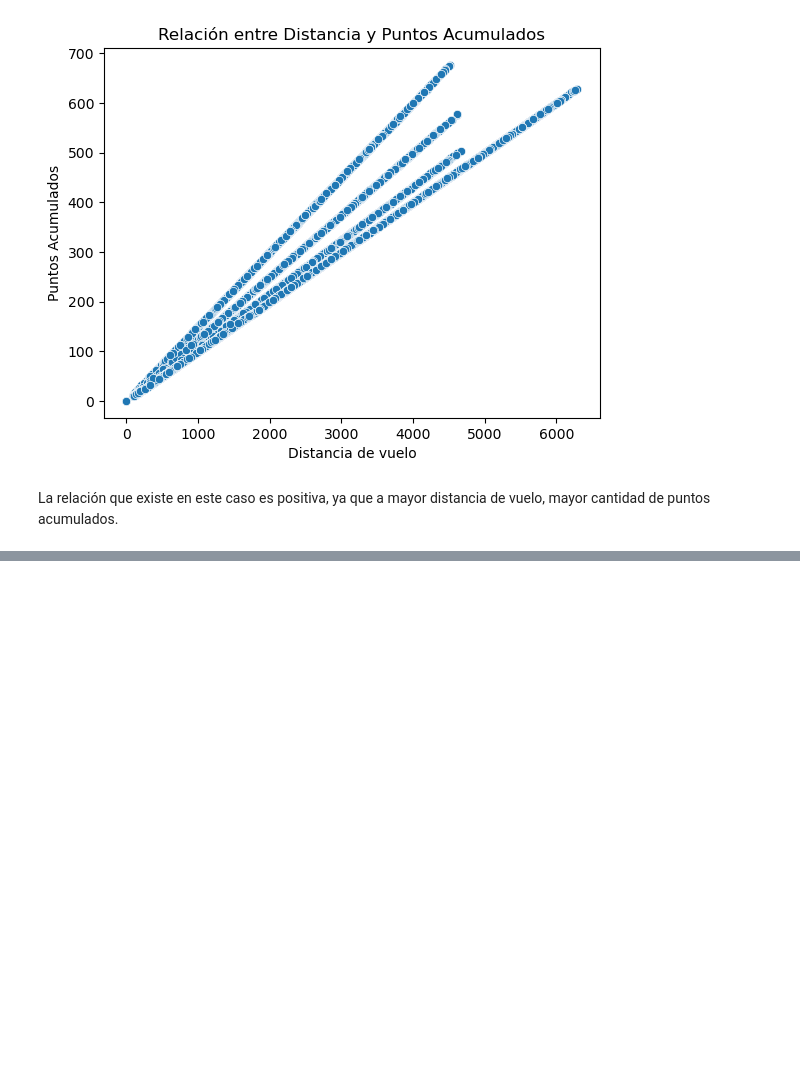
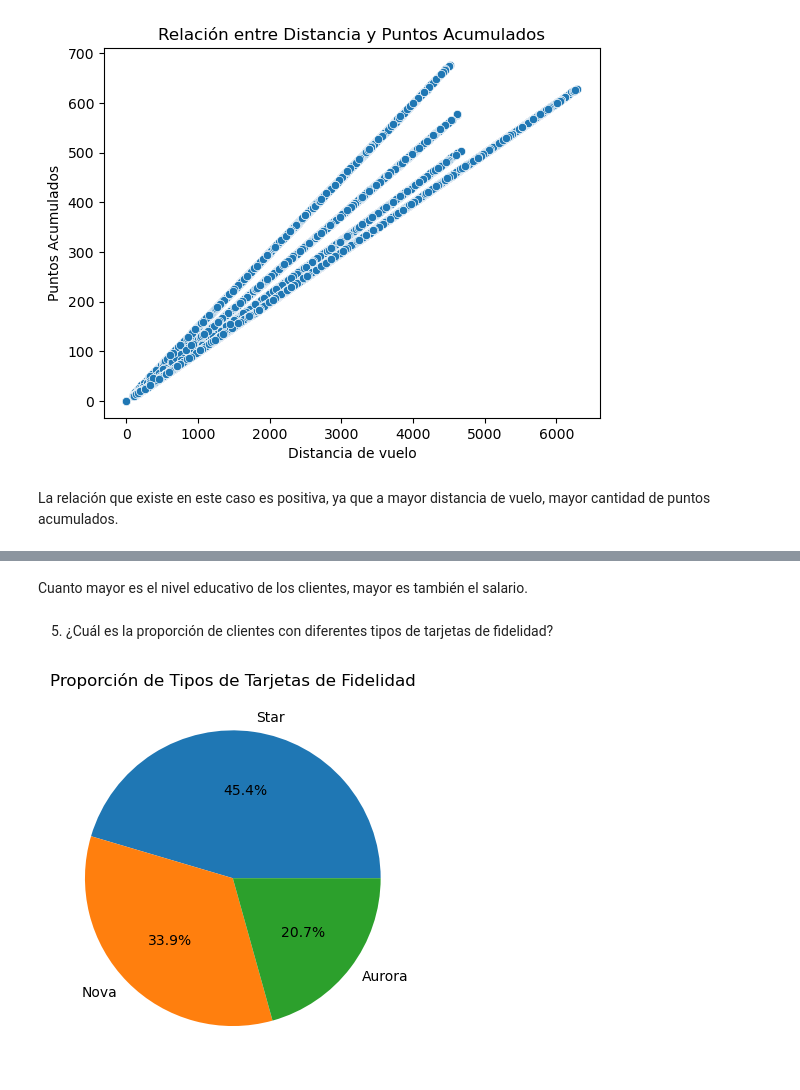
Before and after one commit to Adalab/bda-modulo-3-evaluacion-final-Beatriz-mij, a Jupyter notebook: Resolucion_evaluacion_MOD3.ipynb, the cells around one changed output, grey strips where cells are left out. Saved outputs shown, nothing was run; the diff lists cells and outputs as text; code cells hidden in the pictures; blank space fills up the shorter version.

```diff
--- a/Resolucion_evaluacion_MOD3.ipynb
+++ b/Resolucion_evaluacion_MOD3.ipynb
@@ -402,0 +443,11 @@ La relación que existe en este caso es positiva, ya que a mayor distancia de vu
+# %% [markdown]
+Cuanto mayor es el nivel educativo de los clientes, mayor es también el salario.
+# %% [markdown]
+5. ¿Cuál es la proporción de clientes con diferentes tipos de tarjetas de fidelidad?
+# %%
+df_tipo_tarjetas = df_merged['Loyalty Card'].value_counts().reset_index()
+df_tipo_tarjetas.columns = ['Loyalty Card', 'Proportion']
+plt.pie(df_tipo_tarjetas['Proportion'], labels=df_tipo_tarjetas['Loyalty Card'], autopct='%1.1f%%')
+plt.title('Proporción de Tipos de Tarjetas de Fidelidad');
+# %% [output]
+[figure, added]
```
Also changed, not shown: parts of 18 cells of this notebook, 1 other file.
